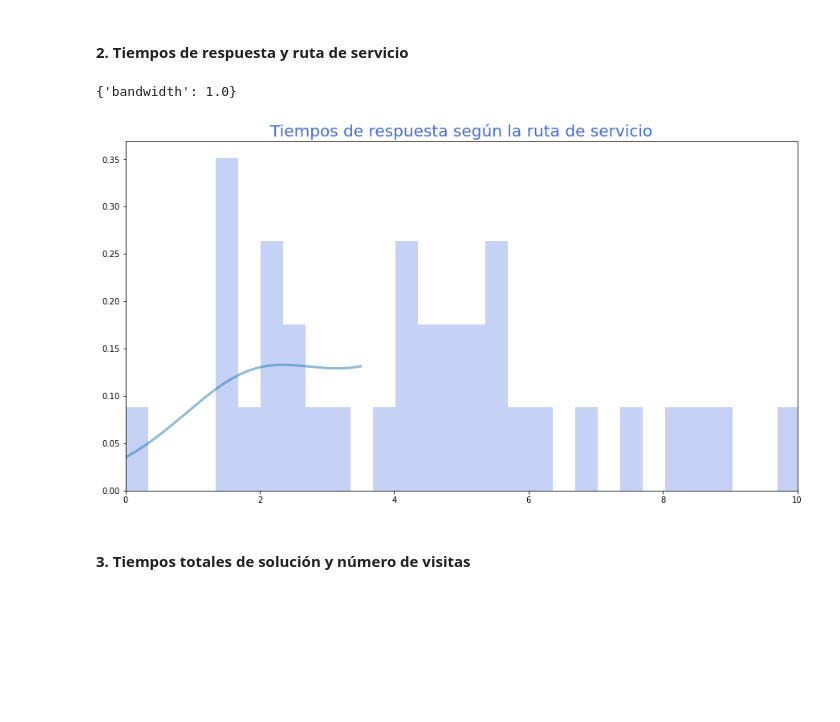
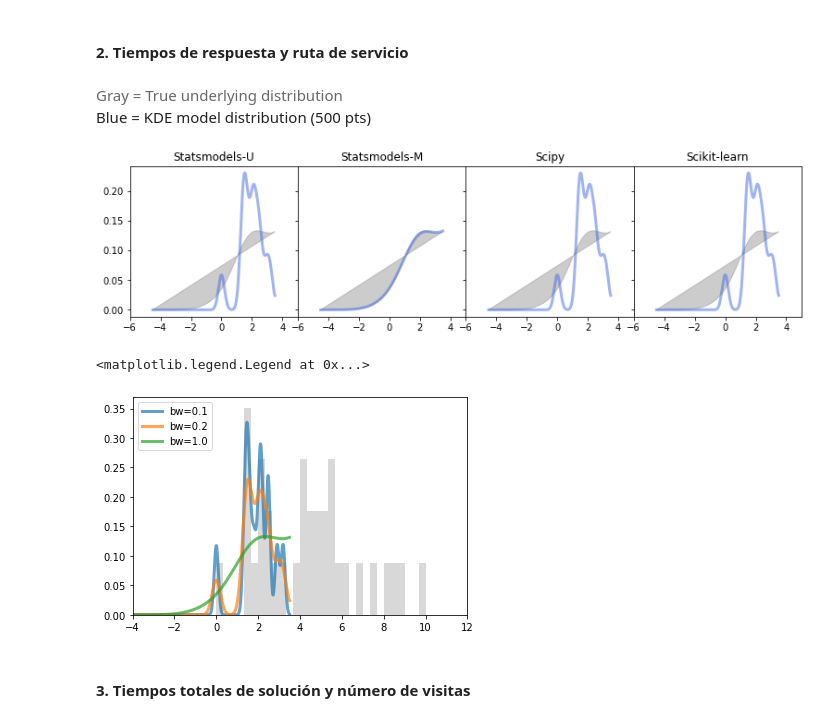
Before and after one commit to danielabenavides/proyecto_modulo1, a Jupyter notebook: ProyectoModulo1_Benavides_Rivera.ipynb, the cells around one changed output. Cells and saved outputs as stored; diff of their text form; code cells hidden in the pictures; blank space fills up the shorter version.

```diff
--- a/ProyectoModulo1_Benavides_Rivera.ipynb
+++ b/ProyectoModulo1_Benavides_Rivera.ipynb
@@ -294,25 +355,44 @@ ax.set_xlim(-1, 6);
 # %%
 RS = data.groupby(['Ruta']).mean()
 prom_TR = RS['T. respuesta']
-# %%
-x_grid2= np.linspace(-4.5, 3.5, 1000)
-grid2= GridSearchCV(KernelDensity(),
-                    {'bandwidth': np.linspace(0.1, 1.0, 30)},
-                    cv=20) # 20-fold cross-validation
-grid2.fit(prom_TR[:,None])
-print(grid2.best_params_)
-
-kde2 = grid2.best_estimator_
-pdf2 = np.exp(kde2.score_samples(x_grid2[:, None]))
-
-fig, ax = plt.subplots(figsize=(15, 8))
-ax.plot(x_grid2, pdf2, linewidth=3, alpha=0.5, label='bw=%.2f' % kde2.bandwidth)
-ax.hist(prom_TR,30, fc='royalblue', histtype='stepfilled', alpha=0.3, density=True)
-ax.set_title('Tiempos de respuesta según la ruta de servicio',size=20,color='royalblue')
-ax.set_xlim(0, 10);
-# %% [output]
-{'bandwidth': 1.0}
-[figure, removed]
+# %%
+# The grid we'll use for plotting
+x_grid = np.linspace(-4.5, 3.5, 1000)
+
+# Draw points from a bimodal distribution in 1D
+x =prom_TR
+pdf_true = np.exp(kde2.score_samples(x_grid2[:, None]))
+
+# Plot the three kernel density estimates
+fig, ax = plt.subplots(1, 4, sharey=True,
+                       figsize=(13, 3))
+fig.subplots_adjust(wspace=0)
+
+for i in range(4):
+    pdf = kde_funcs[i](x, x_grid, bandwidth=0.2)
+    ax[i].plot(x_grid, pdf, color='royalblue', alpha=0.5, lw=3)
+    ax[i].fill(x_grid, pdf_true, ec='gray', fc='gray', alpha=0.4)
+    ax[i].set_title(kde_funcnames[i])
+    ax[i].set_xlim(-6, 5)
+
+from IPython.display import HTML
+HTML("<font color='#666666'>Gray = True underlying distribution</font><br>"
+     "<font color='6666ff'>Blue = KDE model distribution (500 pts)</font>")
+# %% [output]
+Gray = True underlying distribution
+Blue = KDE model distribution (500 pts)
+[figure, added]
+# %%
+fig, ax = plt.subplots()
+for bandwidth in [0.1, 0.2, 1.0]:
+    ax.plot(x_grid, kde_sklearn(x, x_grid, bandwidth=bandwidth),
+            label='bw={0}'.format(bandwidth), linewidth=3, alpha=.7)
+ax.hist(x, 30, fc='gray', histtype='stepfilled', alpha=0.3, density=True)
+ax.set_xlim(-4,12)
+ax.legend(loc='upper left')
+# %% [output]
+<matplotlib.legend.Legend at 0x...>
+[figure, added]
 # %% [markdown]
 #### 3. Tiempos totales de solución y número de visitas
 # %%
```
Also changed, not shown: parts of 5 cells of this notebook.
